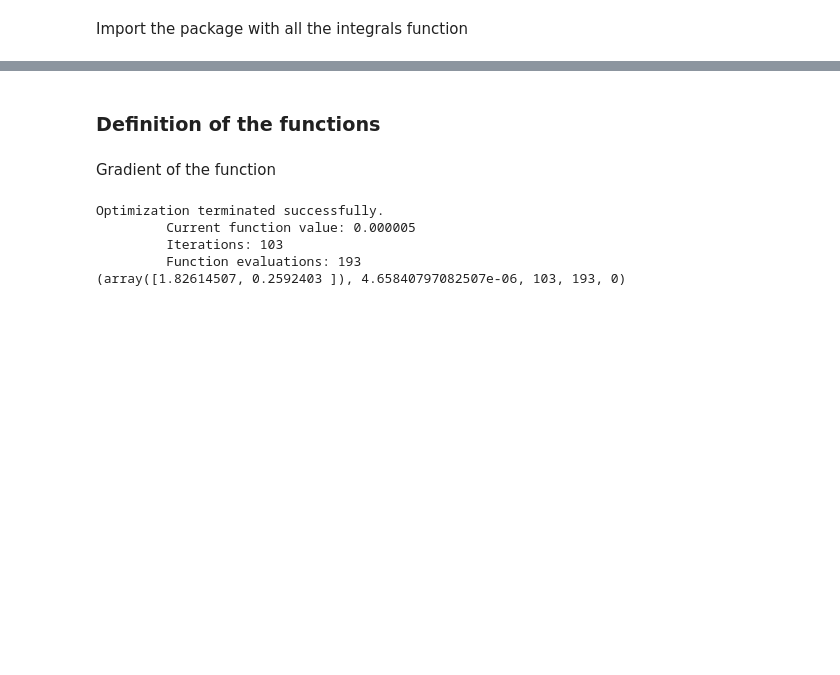
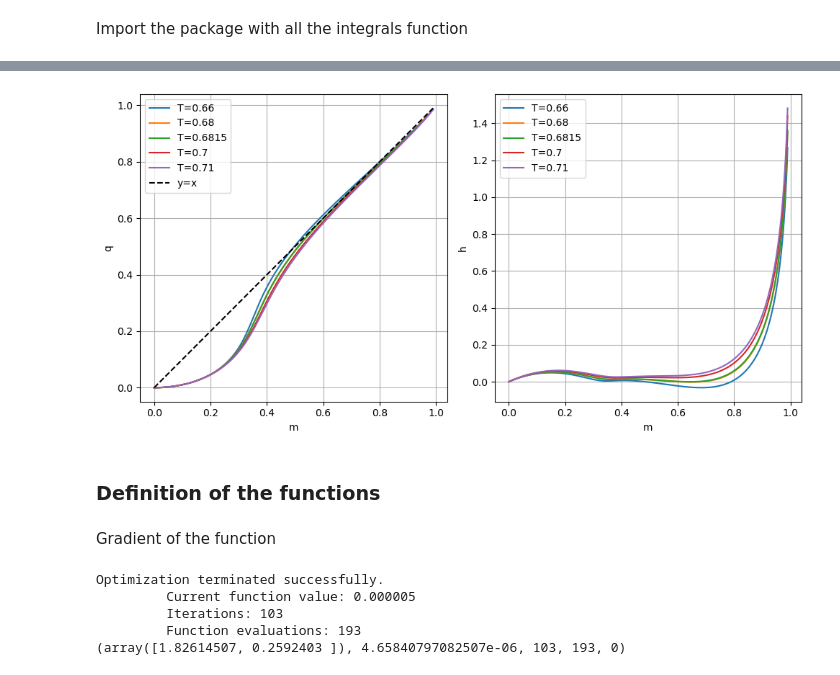
Before and after one commit to mvilucchio/fixed-energy-slice, a Jupyter notebook: RS3spin.ipynb, the cells around one changed output, grey strips where cells are left out. Saved outputs shown, nothing was run; the diff lists cells and outputs as text; code cells hidden in the pictures; blank space fills up the shorter version.

```diff
--- a/RS3spin.ipynb
+++ b/RS3spin.ipynb
@@ -74,3 +115,20 @@ plt.grid()
+# %%
+fig, ax = plt.subplots(1, 2, figsize=(10, 5))
+for jdx, T in enumerate(Temps):
+    ax[0].plot(ms, qs[jdx,:], '-', label=f'T={T}')
+    ax[1].plot(ms, hs[jdx,:], '-', label=f'T={T}')
+ax[0].plot(ms, ms, 'k--', label='y=x')
+ax[0].set_xlabel('m')
+ax[0].set_ylabel('q')
+ax[0].legend()
+ax[0].grid()
+ax[1].set_xlabel('m')
+ax[1].set_ylabel('h')
+ax[1].legend()
+ax[1].grid()
+fig.tight_layout()
+# %% [output]
+[figure, added]
 # %% [markdown]
 ### Definition of the functions
 # %% [markdown]
```
Also changed, not shown: parts of 9 cells of this notebook, 1 other file.
